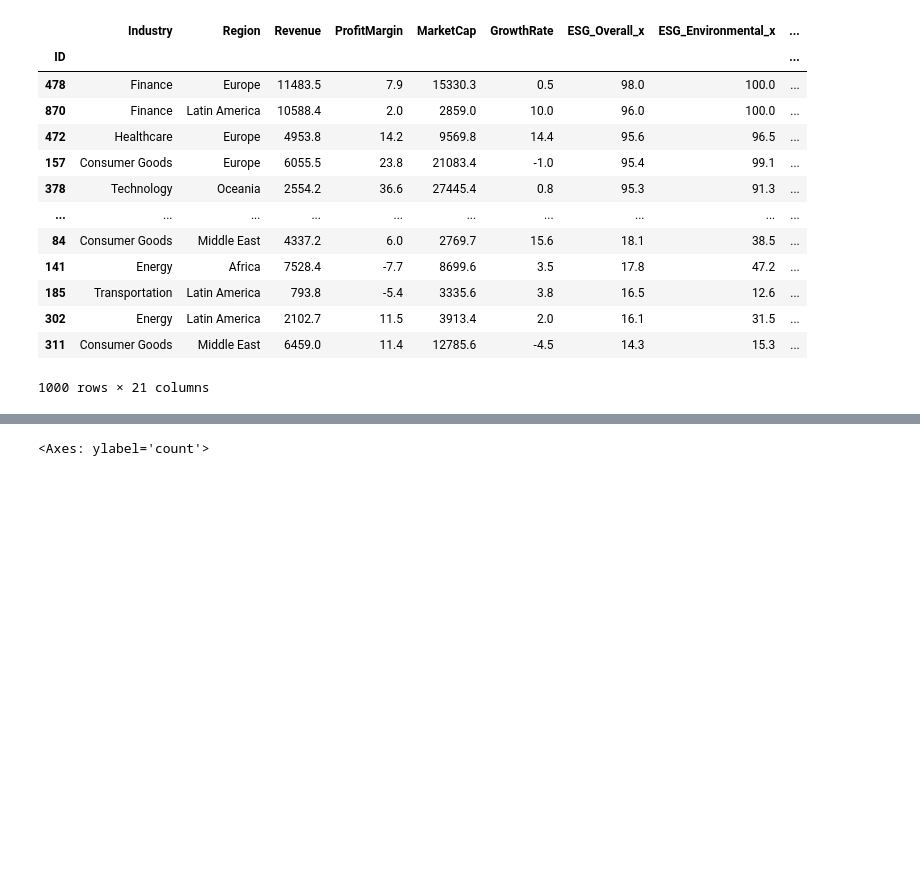
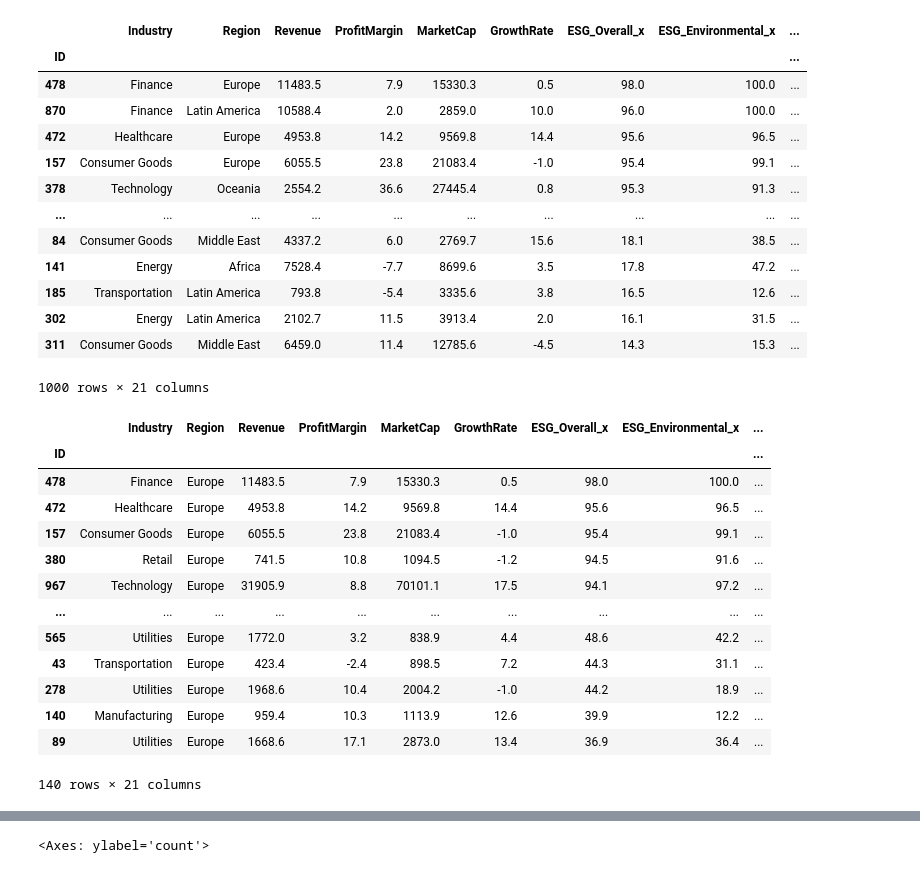
Before and after one commit to Adam-1477/wasd, a Jupyter notebook: 「第11組作業_ipynb」的副本.ipynb, the cells around one changed output, grey strips where cells are left out. Drawn from its saved outputs; the diff is of its cells as text; code cells hidden in the pictures; blank space fills up the shorter version.

```diff
--- a/「第11組作業_ipynb」的副本.ipynb
+++ b/「第11組作業_ipynb」的副本.ipynb
@@ -266 +270,18 @@ Company_ESG
+# %%
+Company_ESG_Europe
+# %% [output]
+|  | Industry | Region | Revenue | ProfitMargin | MarketCap | GrowthRate | ESG_Overall_x | ESG_Environmental_x | ... |
+| ID |  |  |  |  |  |  |  |  | ... |
+| 478 | Finance | Europe | 11483.5 | 7.9 | 15330.3 | 0.5 | 98.0 | 100.0 | ... |
+| 472 | Healthcare | Europe | 4953.8 | 14.2 | 9569.8 | 14.4 | 95.6 | 96.5 | ... |
+| 157 | Consumer Goods | Europe | 6055.5 | 23.8 | 21083.4 | -1.0 | 95.4 | 99.1 | ... |
+| 380 | Retail | Europe | 741.5 | 10.8 | 1094.5 | -1.2 | 94.5 | 91.6 | ... |
+| 967 | Technology | Europe | 31905.9 | 8.8 | 70101.1 | 17.5 | 94.1 | 97.2 | ... |
+| ... | ... | ... | ... | ... | ... | ... | ... | ... | ... |
+| 565 | Utilities | Europe | 1772.0 | 3.2 | 838.9 | 4.4 | 48.6 | 42.2 | ... |
+| 43 | Transportation | Europe | 423.4 | -2.4 | 898.5 | 7.2 | 44.3 | 31.1 | ... |
+| 278 | Utilities | Europe | 1968.6 | 10.4 | 2004.2 | -1.0 | 44.2 | 18.9 | ... |
+| 140 | Manufacturing | Europe | 959.4 | 10.3 | 1113.9 | 12.6 | 39.9 | 12.2 | ... |
+| 89 | Utilities | Europe | 1668.6 | 17.1 | 2873.0 | 13.4 | 36.9 | 36.4 | ... |
+140 rows × 21 columns
 # %%
```
Also changed, not shown: parts of 2 cells of this notebook.
